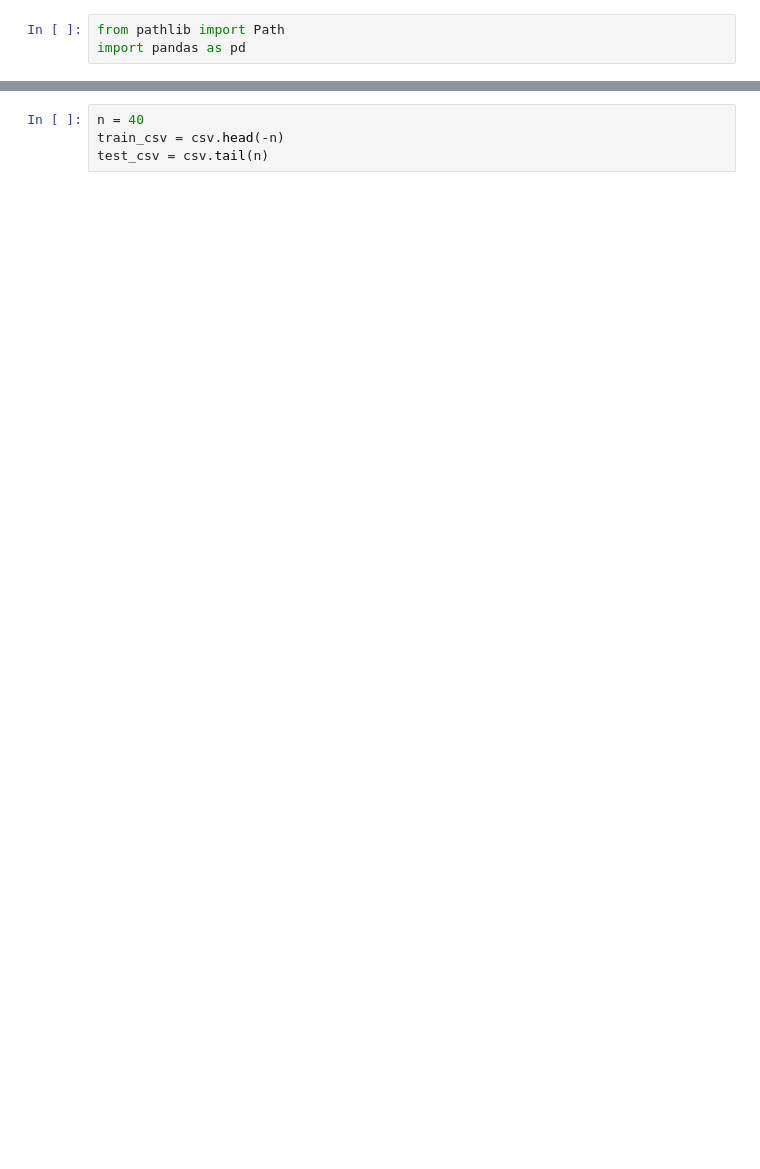
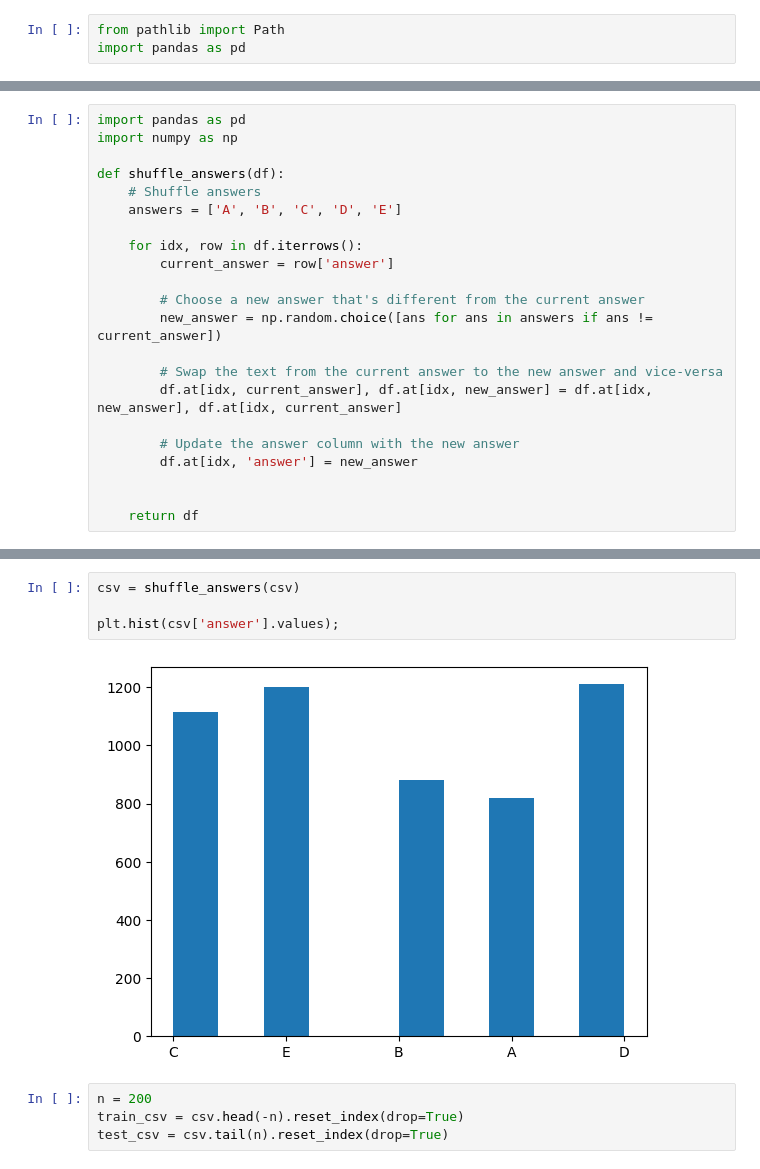
Before and after one commit to viktorcikojevic/kaggle-llm, a Jupyter notebook: notebooks/data_splitter.ipynb, the cells around one changed output, grey strips where cells are left out. Saved outputs shown, nothing was run; the diff lists cells and outputs as text; blank space fills up the shorter version.

```diff
--- a/notebooks/data_splitter.ipynb
+++ b/notebooks/data_splitter.ipynb
@@ -18,0 +52,22 @@ len(csv)
+# %%
+import pandas as pd
+import numpy as np
+
+def shuffle_answers(df):
+    # Shuffle answers
+    answers = ['A', 'B', 'C', 'D', 'E']
+
+    for idx, row in df.iterrows():
+        current_answer = row['answer']
+
+        # Choose a new answer that's different from the current answer
+        new_answer = np.random.choice([ans for ans in answers if ans != current_answer])
+
+        # Swap the text from the current answer to the new answer and vice-versa
+        df.at[idx, current_answer], df.at[idx, new_answer] = df.at[idx, new_answer], df.at[idx, current_answer]
+
+        # Update the answer column with the new answer
+        df.at[idx, 'answer'] = new_answer
+
+
+    return df
@@ -19,7 +109,13 @@ len(csv)
+# %%
+csv = shuffle_answers(csv)
+
+plt.hist(csv['answer'].values);
+# %% [output]
+[figure, added]
 # %%
-n = 40
-train_csv = csv.head(-n)
-test_csv = csv.tail(n)
+n = 200
+train_csv = csv.head(-n).reset_index(drop=True)
+test_csv = csv.tail(n).reset_index(drop=True)
 # %%
 train_csv.tail()
 # %% [output]
```
Also changed, not shown: parts of 13 cells of this notebook, 17 other files.
